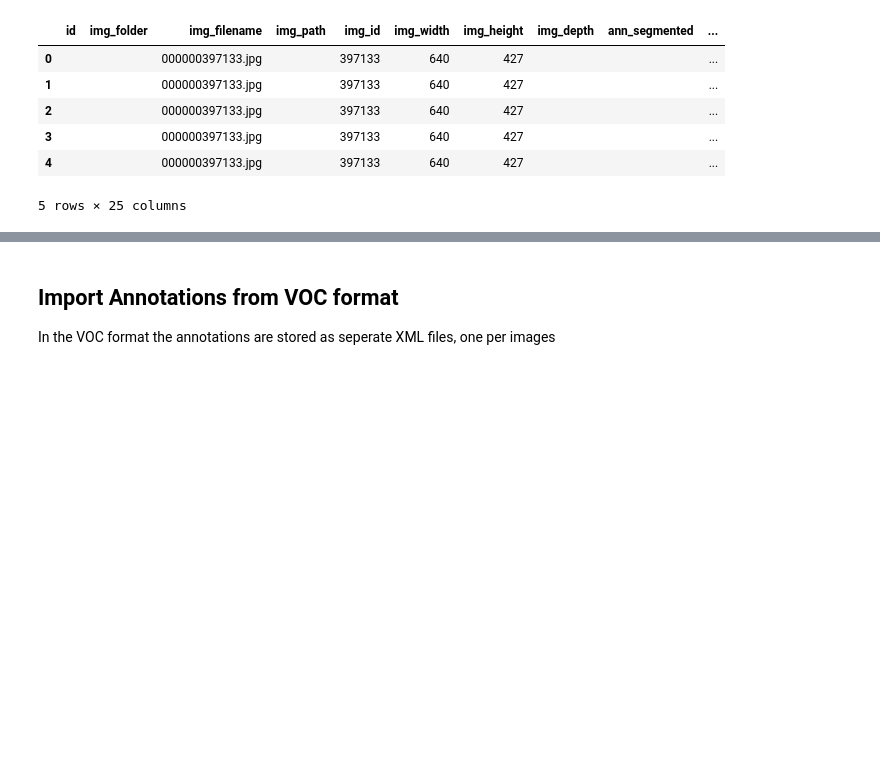
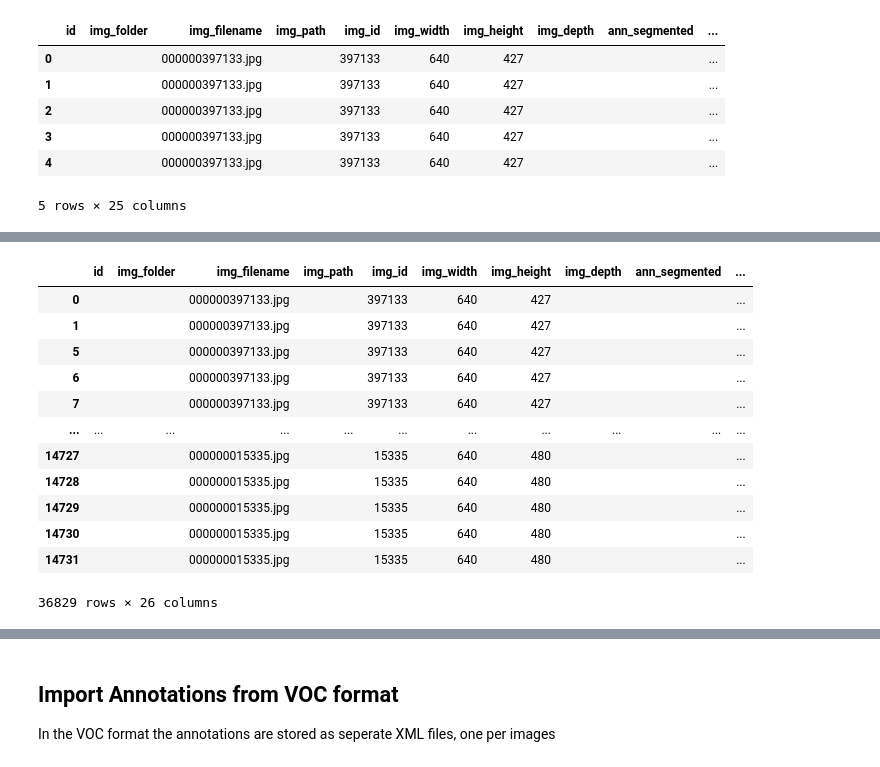
Before and after one commit to pylabel-project/pylabel, a Jupyter notebook: sample.ipynb, the cells around one changed output, grey strips where cells are left out. Saved outputs shown, nothing was run; the diff lists cells and outputs as text; code cells hidden in the pictures; blank space fills up the shorter version.

```diff
--- a/sample.ipynb
+++ b/sample.ipynb
@@ -36,2 +53,19 @@ coco_dataset.df.head(5)
 # %%
-coco_dataset.df = coco_dataset.StratifiedGroupShuffleSplit(coco_dataset.df, train_pct=0.6, test_pct=0.2, val_pct=0.2, weight=0.01, batch_size=10)
+coco_dataset_simple = coco_dataset.GroupShuffleSplit(coco_dataset.df, train_pct=0.6, test_pct=0.2, val_pct=0.2)
+coco_dataset_stratified = coco_dataset.StratifiedGroupShuffleSplit(coco_dataset.df, train_pct=0.6, test_pct=0.2, val_pct=0.2, weight=0.01, batch_size=10)
+
+coco_dataset_simple
+# %% [output]
+|  | id | img_folder | img_filename | img_path | img_id | img_width | img_height | img_depth | ann_segmented | ... |
+| 0 |  |  | 000000397133.jpg |  | 397133 | 640 | 427 |  |  | ... |
+| 1 |  |  | 000000397133.jpg |  | 397133 | 640 | 427 |  |  | ... |
+| 5 |  |  | 000000397133.jpg |  | 397133 | 640 | 427 |  |  | ... |
+| 6 |  |  | 000000397133.jpg |  | 397133 | 640 | 427 |  |  | ... |
+| 7 |  |  | 000000397133.jpg |  | 397133 | 640 | 427 |  |  | ... |
+| ... | ... | ... | ... | ... | ... | ... | ... | ... | ... | ... |
+| 14727 |  |  | 000000015335.jpg |  | 15335 | 640 | 480 |  |  | ... |
+| 14728 |  |  | 000000015335.jpg |  | 15335 | 640 | 480 |  |  | ... |
+| 14729 |  |  | 000000015335.jpg |  | 15335 | 640 | 480 |  |  | ... |
+| 14730 |  |  | 000000015335.jpg |  | 15335 | 640 | 480 |  |  | ... |
+| 14731 |  |  | 000000015335.jpg |  | 15335 | 640 | 480 |  |  | ... |
+36829 rows × 26 columns
```
Also changed, not shown: parts of 11 cells of this notebook.
